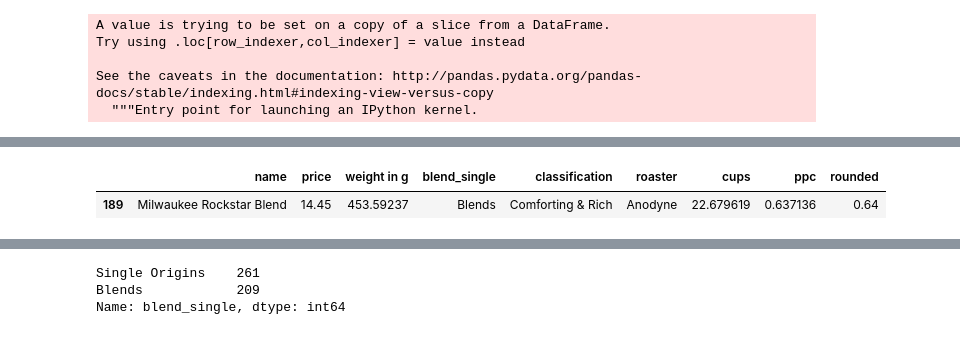
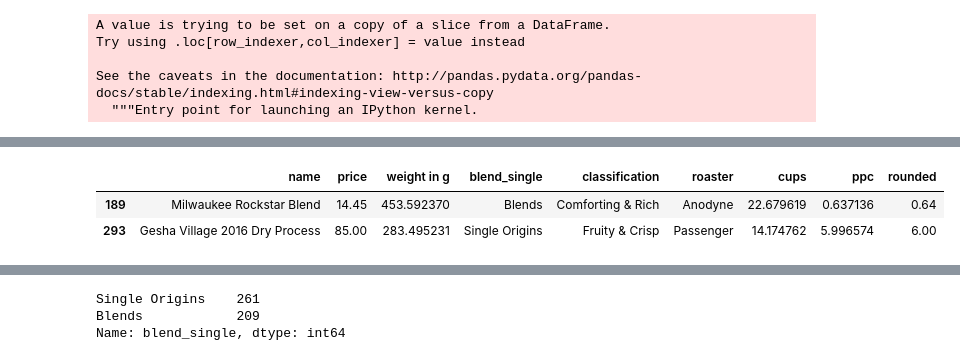
Before and after one commit to tinyboxes/tradecoffee, a Jupyter notebook: Data Vis and Stats - Trade Coffee.ipynb, the cells around one changed output, grey strips where cells are left out. Cells and saved outputs as stored; diff of their text form; code cells hidden in the pictures.

```diff
--- a/Data Vis and Stats - Trade Coffee.ipynb
+++ b/Data Vis and Stats - Trade Coffee.ipynb
@@ -189,9 +171,9 @@ lowten
 # %%
-price_cup[price_cup['rounded']== max(price_cup.rounded)]
-price_cup[price_cup['rounded']== min(price_cup.rounded)]
+price_cup[(price_cup['rounded']== max(price_cup.rounded))  (price_cup['rounded']== min(price_cup.rounded))]
 # %% [output]
 |  | name | price | weight in g | blend_single | classification | roaster | cups | ppc | rounded |
-| 189 | Milwaukee Rockstar Blend | 14.45 | 453.59237 | Blends | Comforting & Rich | Anodyne | 22.679619 | 0.637136 | 0.64 |
+| 189 | Milwaukee Rockstar Blend | 14.45 | 453.592370 | Blends | Comforting & Rich | Anodyne | 22.679619 | 0.637136 | 0.64 |
+| 293 | Gesha Village 2016 Dry Process | 85.00 | 283.495231 | Single Origins | Fruity & Crisp | Passenger | 14.174762 | 5.996574 | 6.00 |
 # %%
 price_blend_class = price_cup.groupby(['blend_single', 'classification'])['ppc'].mean().round(2)
 price_blend = price_cup.groupby('blend_single')['ppc'].mean().round(2)
```
Also changed, not shown: parts of 21 cells of this notebook, 7 other files.
